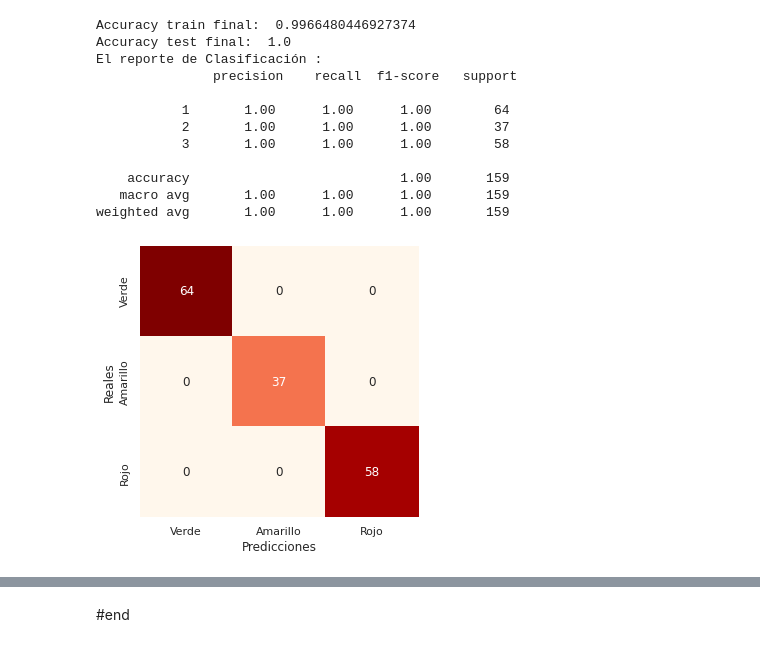
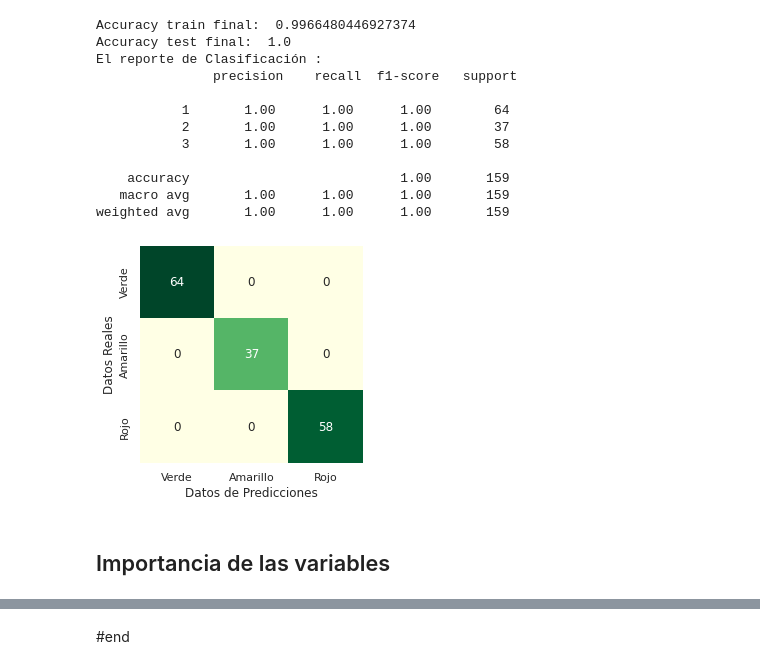
Before and after one commit to PosgradoMNA/actividades-del-projecto-equipo_37, a Jupyter notebook: RETO/Subterraneas_EDA_Entrega_2_DT.ipynb, the cells around one changed output, grey strips where cells are left out. Cells and saved outputs as stored; diff of their text form; code cells hidden in the pictures.

Commit message:
Variables importantes

```diff
--- a/RETO/Subterraneas_EDA_Entrega_2_DT.ipynb
+++ b/RETO/Subterraneas_EDA_Entrega_2_DT.ipynb
@@ -598,7 +598,7 @@ metricas = {
 # %%
 model_DT= DecisionTreeClassifier(random_state = 37)
 # %%
-pipeline_DT = Pipeline(steps=[('ct', columnasTransformer), ('m', modeloDT)])
+pipeline_DT = Pipeline(steps=[('ct', columnasTransformer), ('m', model_DT)])
 
 dicc_grid = {'m__ccp_alpha':[0,0.001,0.01,0.01, 0.1],
              #'m__criterion':['gini', 'entropy'],
@@ -718,14 +718,14 @@ El reporte de Clasificación :
    macro avg       1.00      1.00      1.00       159
 weighted avg       1.00      1.00      1.00       159
 # %%
-colors_palete = sns.color_palette(color_list)
-
 cm=confusion_matrix(y_test, y_hat)
 df_cm = pd.DataFrame(cm, index = ['Verde','Amarillo','Rojo'], columns = ['Verde','Amarillo','Rojo'])
 
-plt.figure(figsize = (5,5))
-ax = sns.heatmap(df_cm, annot=True, cmap='OrRd', cbar=False)
-ax.set(ylabel="Reales", xlabel="Predicciones")
+plt.figure(figsize = (4,4))
+ax = sns.heatmap(df_cm, annot=True, cmap='YlGn', cbar=False)
+ax.set(ylabel="Datos Reales", xlabel="Datos de Predicciones")
 plt.show()
 # %% [output]
-[figure, old version]
+[figure, new version]
+# %% [markdown]
+## Importancia de las variables
```
Also changed, not shown: parts of 17 cells of this notebook.
